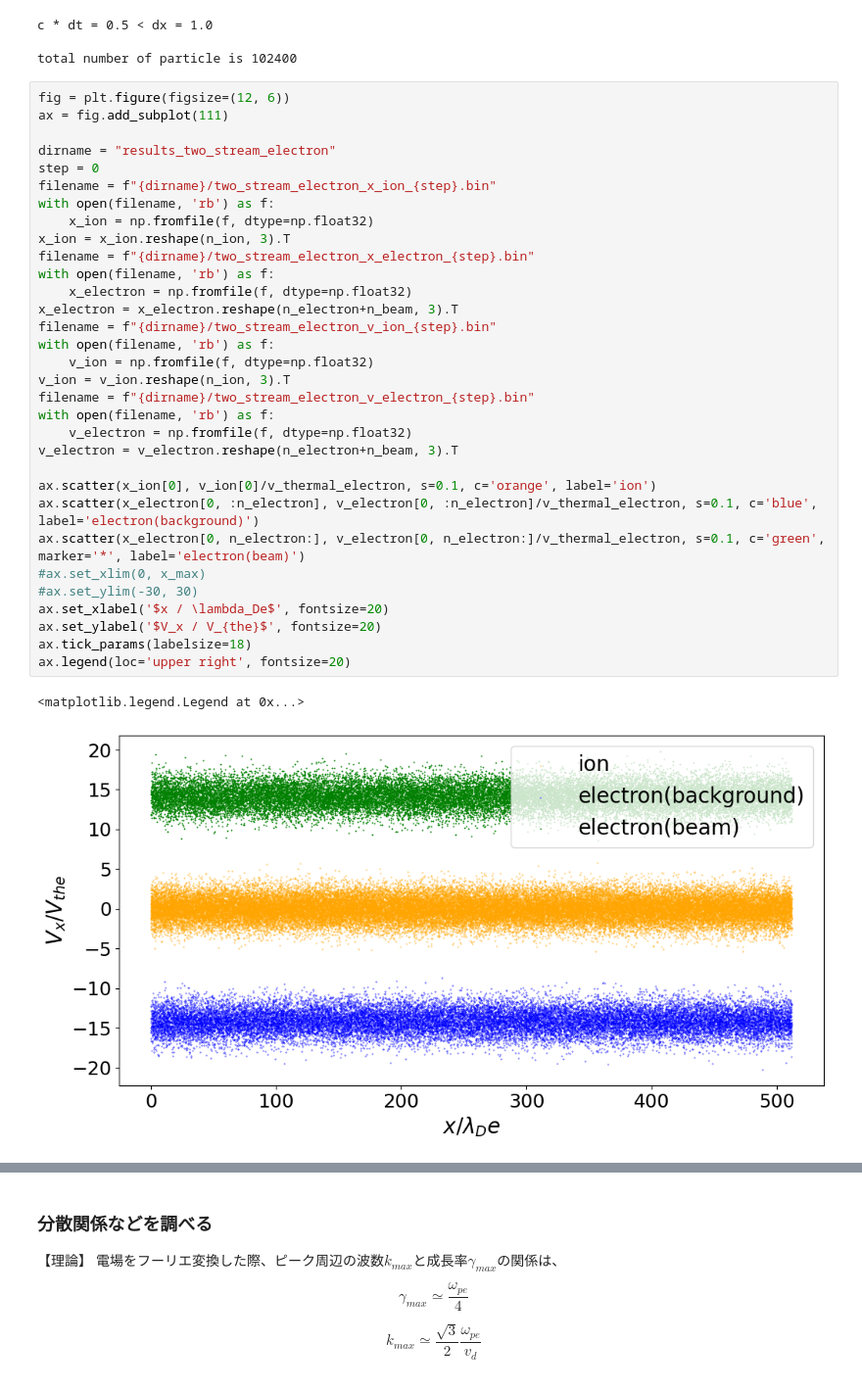
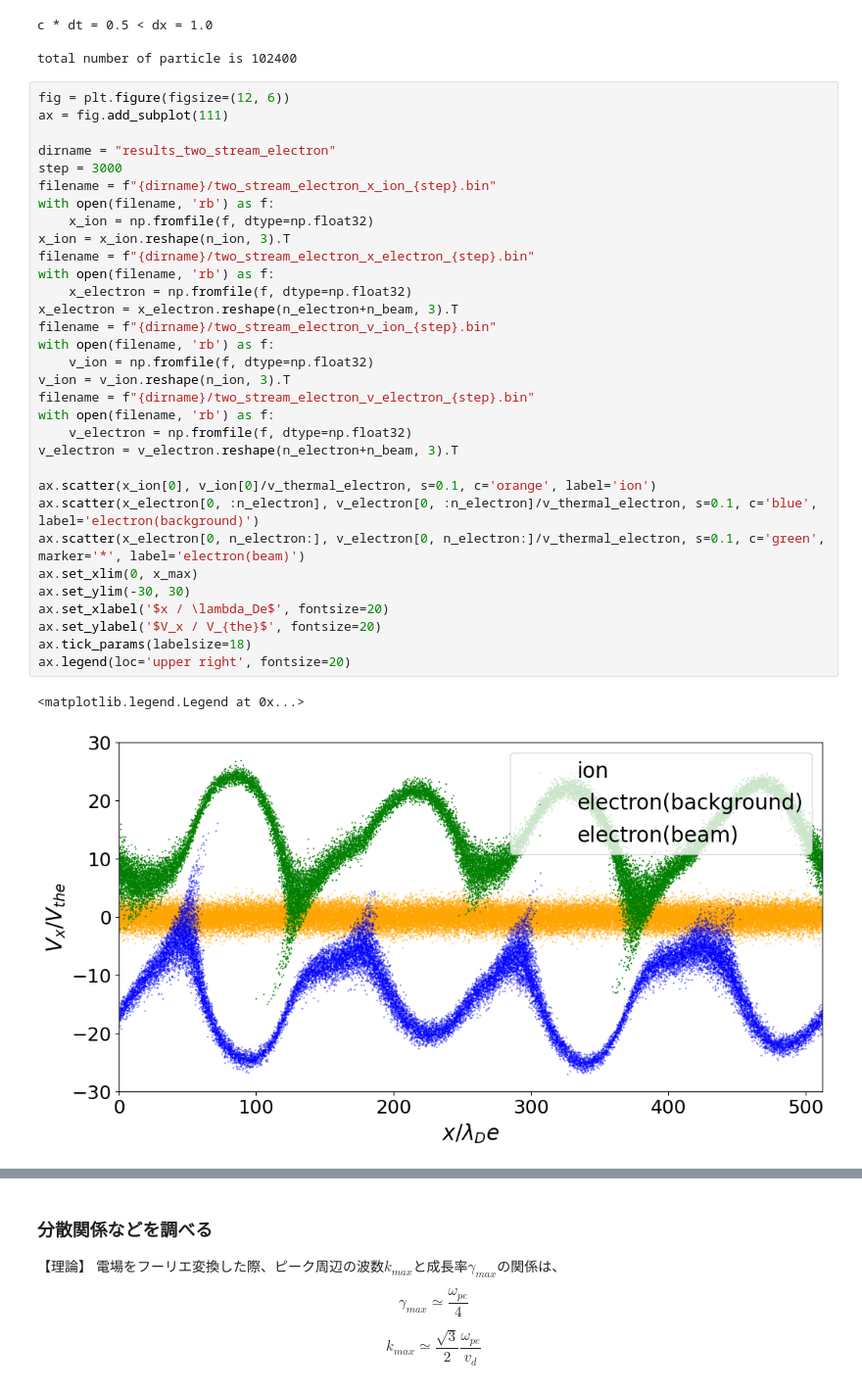
Before and after one commit to keita-akutagawa/PIC_GPU, a Jupyter notebook: examples_1D/two_stream/PIC1D_two_stream_electron.ipynb, the cells around one changed output, grey strips where cells are left out. Shown at 98% size. Cells and saved outputs as stored; diff of their text form.

```diff
--- a/examples_1D/two_stream/PIC1D_two_stream_electron.ipynb
+++ b/examples_1D/two_stream/PIC1D_two_stream_electron.ipynb
@@ -67,37 +67,37 @@ total number of particle is 102400
 fig = plt.figure(figsize=(12, 6))
 ax = fig.add_subplot(111)
 
 dirname = "results_two_stream_electron"
-step = 0
+step = 3000
 filename = f"{dirname}/two_stream_electron_x_ion_{step}.bin"
 with open(filename, 'rb') as f:
     x_ion = np.fromfile(f, dtype=np.float32)
 x_ion = x_ion.reshape(n_ion, 3).T
 filename = f"{dirname}/two_stream_electron_x_electron_{step}.bin"
 with open(filename, 'rb') as f:
     x_electron = np.fromfile(f, dtype=np.float32)
 x_electron = x_electron.reshape(n_electron+n_beam, 3).T
 filename = f"{dirname}/two_stream_electron_v_ion_{step}.bin"
 with open(filename, 'rb') as f:
     v_ion = np.fromfile(f, dtype=np.float32)
 v_ion = v_ion.reshape(n_ion, 3).T
 filename = f"{dirname}/two_stream_electron_v_electron_{step}.bin"
 with open(filename, 'rb') as f:
     v_electron = np.fromfile(f, dtype=np.float32)
 v_electron = v_electron.reshape(n_electron+n_beam, 3).T
 
 ax.scatter(x_ion[0], v_ion[0]/v_thermal_electron, s=0.1, c='orange', label='ion')
 ax.scatter(x_electron[0, :n_electron], v_electron[0, :n_electron]/v_thermal_electron, s=0.1, c='blue', label='electron(background)')
 ax.scatter(x_electron[0, n_electron:], v_electron[0, n_electron:]/v_thermal_electron, s=0.1, c='green', marker='*', label='electron(beam)')
-#ax.set_xlim(0, x_max)
-#ax.set_ylim(-30, 30)
+ax.set_xlim(0, x_max)
+ax.set_ylim(-30, 30)
 ax.set_xlabel('$x / \lambda_De$', fontsize=20)
 ax.set_ylabel('$V_x / V_{the}$', fontsize=20)
 ax.tick_params(labelsize=18)
 ax.legend(loc='upper right', fontsize=20)
 # %% [output]
 <matplotlib.legend.Legend at 0x...>
-[figure, old version]
+[figure, new version]
 # %%
 fig = plt.figure(figsize=(12, 6))
 ax = fig.add_subplot(111)
```
Also changed, not shown: parts of 6 cells of this notebook, 2 other files.
